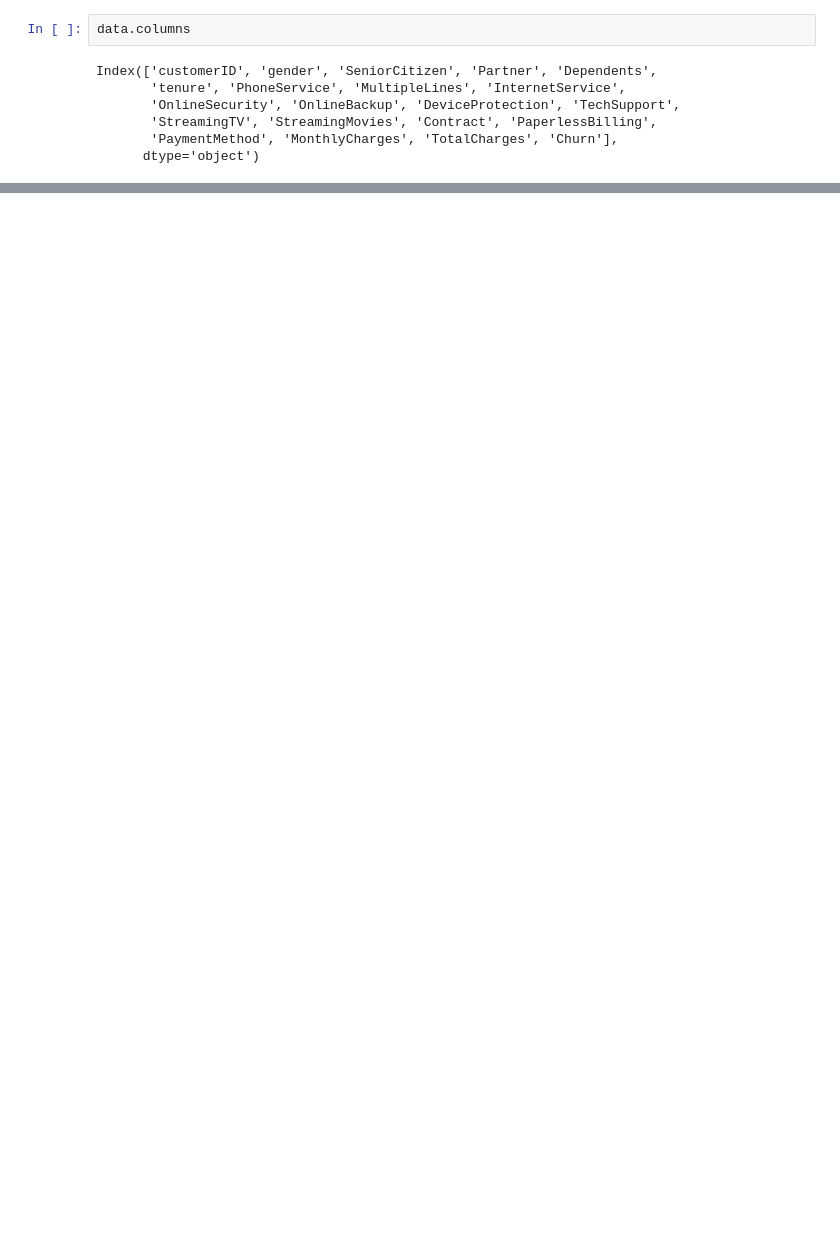
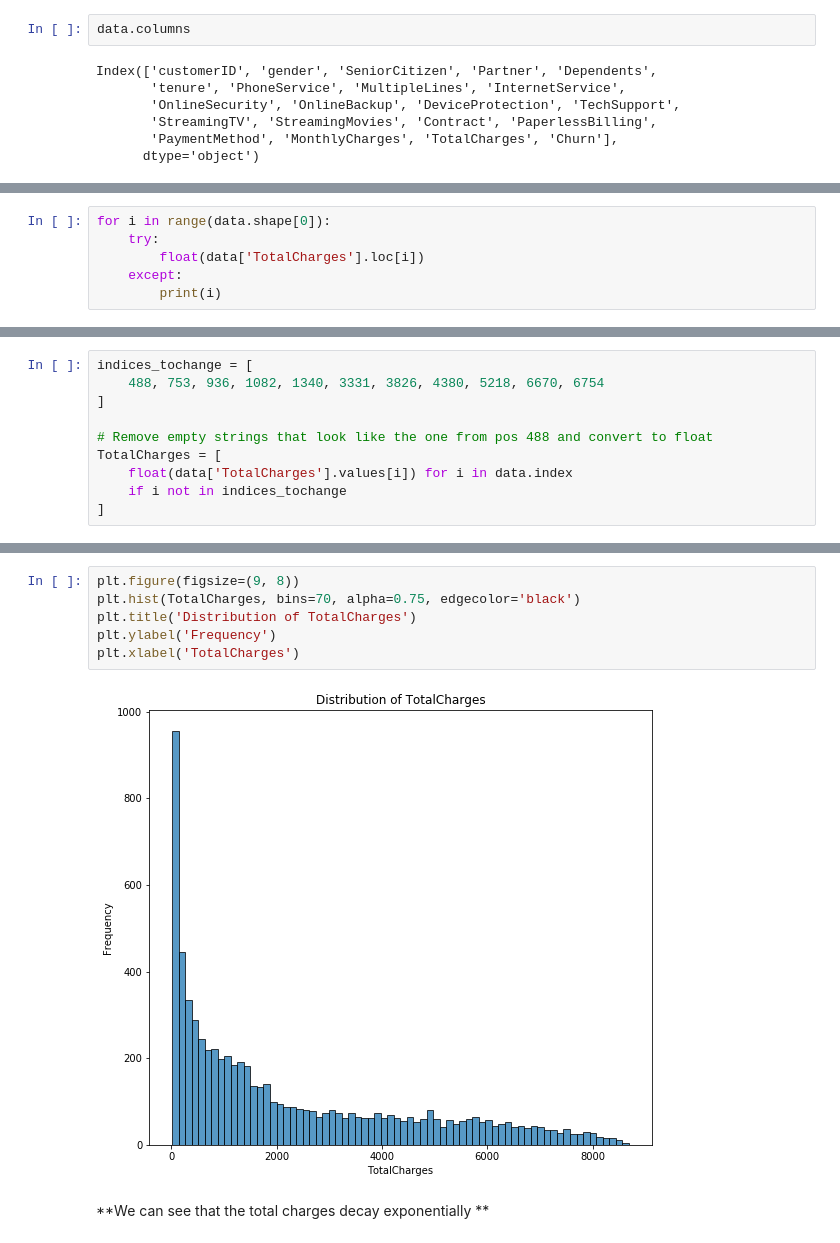
Before and after one commit to sami2310/Datascience-in-Practice, a Jupyter notebook: HW1/Data Exploration.ipynb, the cells around one changed output, grey strips where cells are left out. Saved outputs shown, nothing was run; the diff lists cells and outputs as text; blank space fills up the shorter version.

```diff
--- a/HW1/Data Exploration.ipynb
+++ b/HW1/Data Exploration.ipynb
@@ -46,0 +162,6 @@ Multivariate Analysis:
+# %%
+for i in range(data.shape[0]):
+    try:
+        float(data['TotalCharges'].loc[i])
+    except:
+        print(i)
@@ -46,0 +182,10 @@ Multivariate Analysis:
+# %%
+indices_tochange = [
+    488, 753, 936, 1082, 1340, 3331, 3826, 4380, 5218, 6670, 6754
+]
+
+# Remove empty strings that look like the one from pos 488 and convert to float
+TotalCharges = [
+    float(data['TotalCharges'].values[i]) for i in data.index
+    if i not in indices_tochange
+]
@@ -46,0 +200,10 @@ Multivariate Analysis:
+# %%
+plt.figure(figsize=(9, 8))
+plt.hist(TotalCharges, bins=70, alpha=0.75, edgecolor='black')
+plt.title('Distribution of TotalCharges')
+plt.ylabel('Frequency')
+plt.xlabel('TotalCharges')
+# %% [output]
+[figure, added]
+# %% [markdown]
+**We can see that the total charges decay exponentially **
```
Also changed, not shown: parts of 31 cells of this notebook.
